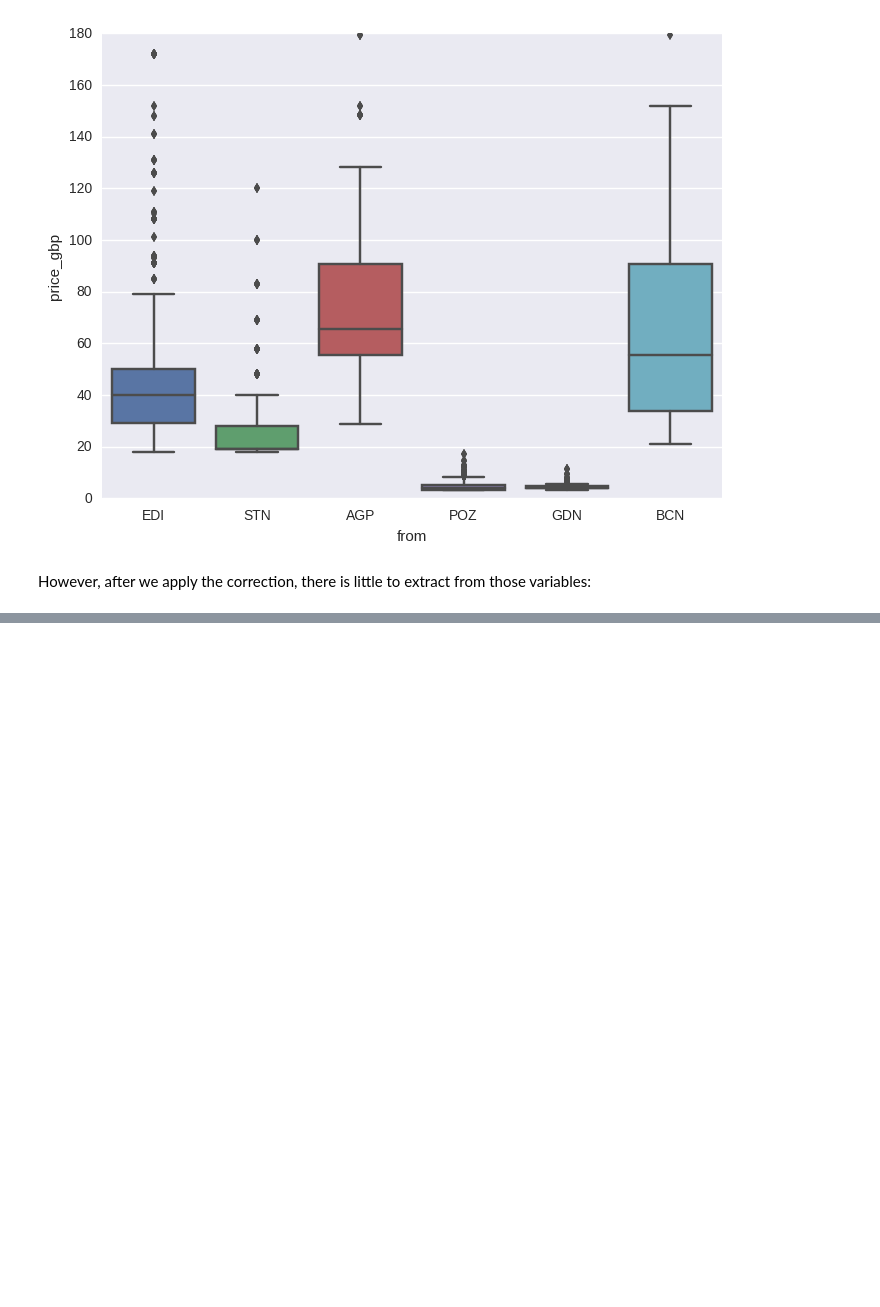
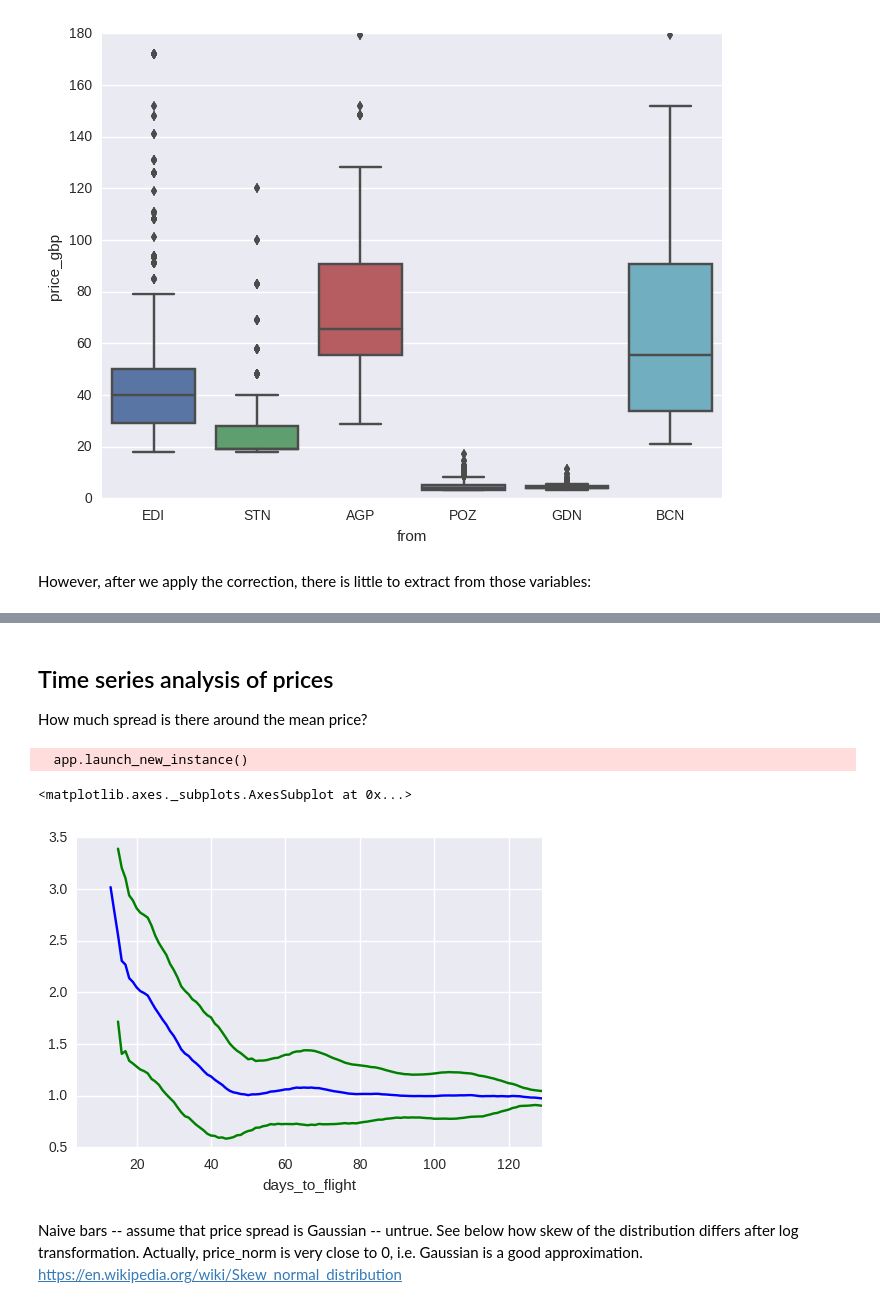
Before and after one commit to iramusa/price-pred, a Jupyter notebook: notebooks/visualise.ipynb, the cells around one changed output, grey strips where cells are left out. Cells and saved outputs as stored; diff of their text form; code cells hidden in the pictures; blank space fills up the shorter version.

Commit message:
Added time series analysis.

```diff
--- a/notebooks/visualise.ipynb
+++ b/notebooks/visualise.ipynb
@@ -126,0 +143,19 @@ fig = sns.boxplot(x=var_ctrl, y=var_dep, data=data)
+# %% [markdown]
+## Time series analysis of prices
+How much spread is there around the mean price?
+# %%
+days_group = data.groupby('days_to_flight')
+# rolling average added for smoother plot
+means = pd.rolling_mean(days_group['price_norm'].mean(), 10)
+bars = pd.rolling_mean(np.sqrt(days_group['price_norm'].var()), 10)
+
+means.plot(c='b')
+(means + bars).plot(c='g')
+(means - bars).plot(c='g')
+# %% [output]
+  app.launch_new_instance()
+<matplotlib.axes._subplots.AxesSubplot at 0x...>
+[figure, added]
+# %% [markdown]
+Naive bars -- assume that price spread is Gaussian -- untrue. See below how skew of the distribution differs after log transformation. Actually, price_norm is very close to 0, i.e. Gaussian is a good approximation.
+https://en.wikipedia.org/wiki/Skew_normal_distribution
```
Also changed, not shown: parts of 11 cells of this notebook.
